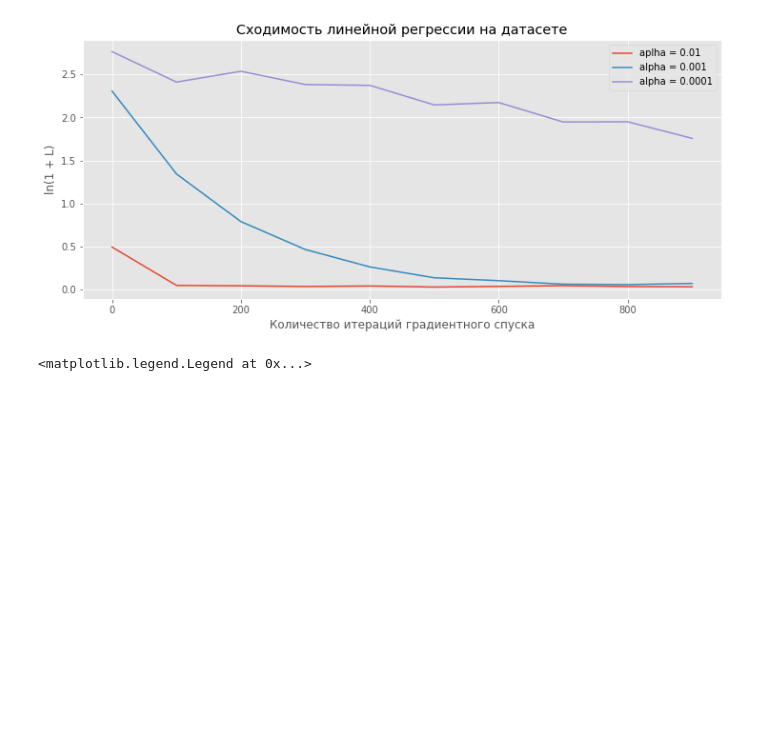
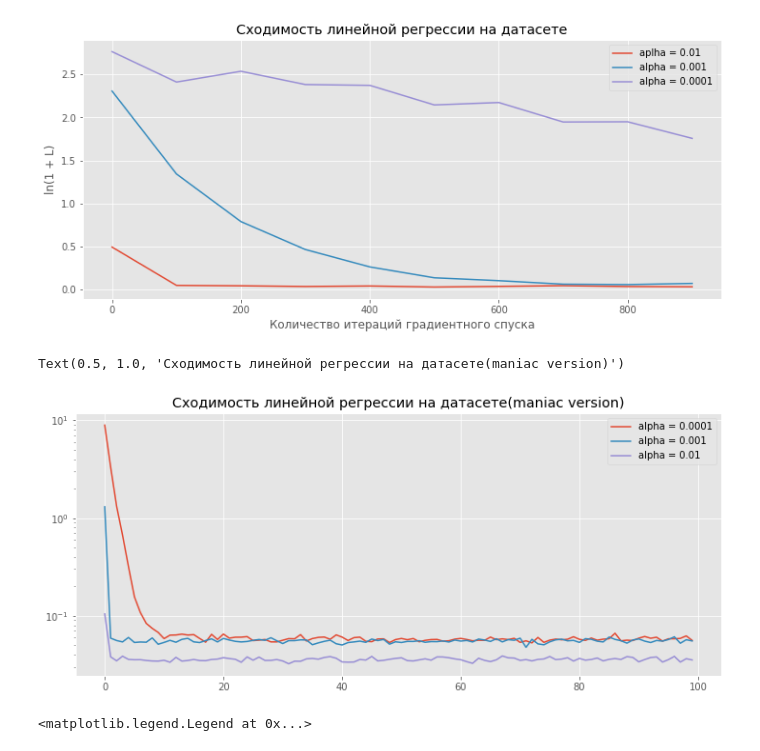
Before and after one commit to WeirdMeat/ml2020_project, a Jupyter notebook: yushkov_hw2.ipynb, the cells around one changed output. Cells and saved outputs as stored; diff of their text form; code cells hidden in the pictures; blank space fills up the shorter version.

Commit message:
Another type of plots added

```diff
--- a/yushkov_hw2.ipynb
+++ b/yushkov_hw2.ipynb
@@ -218,5 +9,0 @@ Fib num: 3 fib values: 2
-# %%
-for i in range(0, 3):
-    new_generator = fib()
-    for j, fib_val in enumerate(new_generator):
-        print("Fib num: " + str(j) + " fib values: " + str(fib_val))
@@ -238,5 +9,0 @@ Fib num: 3 fib values: 2
-# %%
-new_generator = fib()
-for i in range(0, 3):
-    for j, fib_val in enumerate(new_generator):
-        print("Fib num: " + str(j) + " fib values: " + str(fib_val))
@@ -252,7 +10,7 @@ Fib num: 3 fib values: 2
 # %%
 def my_batch_generator(X, y, shuffle=True, batch_size=1):
     """
-    Гератор новых батчей для обучения
+    Генератор новых батчей для обучения
     X          - матрица объекты-признаки
     y_batch    - вектор ответов
     shuffle    - нужно ли случайно перемешивать выборку
@@ -497,6 +255,26 @@ plt.legend()
 # %% [output]
 <matplotlib.legend.Legend at 0x...>
 [figure]
+# %%
+alphas = [0.0001, 0.001, 0.01]
+my_cls_lin = [MySGDClassifier(my_batch_generator, max_epoch=1, alpha=x,
+                              C=1,  model_type='lin_reg', regular=True) for x in alphas]
+N = 1000
+fig = plt.figure()
+
+ax = fig.add_subplot(111)
+ax.set_yscale('log')
+
+for i in range(len(alphas)):
+    my_cls_lin[i].fit(X, y)
+    loss = np.array(my_cls_lin[i].errors_log['loss']
+                    ).reshape(-1, N).mean(axis=1)[:]
+    ax.plot(np.arange(loss.shape[0]), loss, label='alpha = '+str(alphas[i]))
+ax.legend()
+plt.title('Сходимость линейной регрессии на датасете(maniac version)')
+# %% [output]
+Text(0.5, 1.0, 'Сходимость линейной регрессии на датасете(maniac version)')
+[figure, added]
 # %%
 # Здесь построение графиков для логистической регрессии.
 N = 100
```
Also changed, not shown: parts of 41 cells of this notebook.
